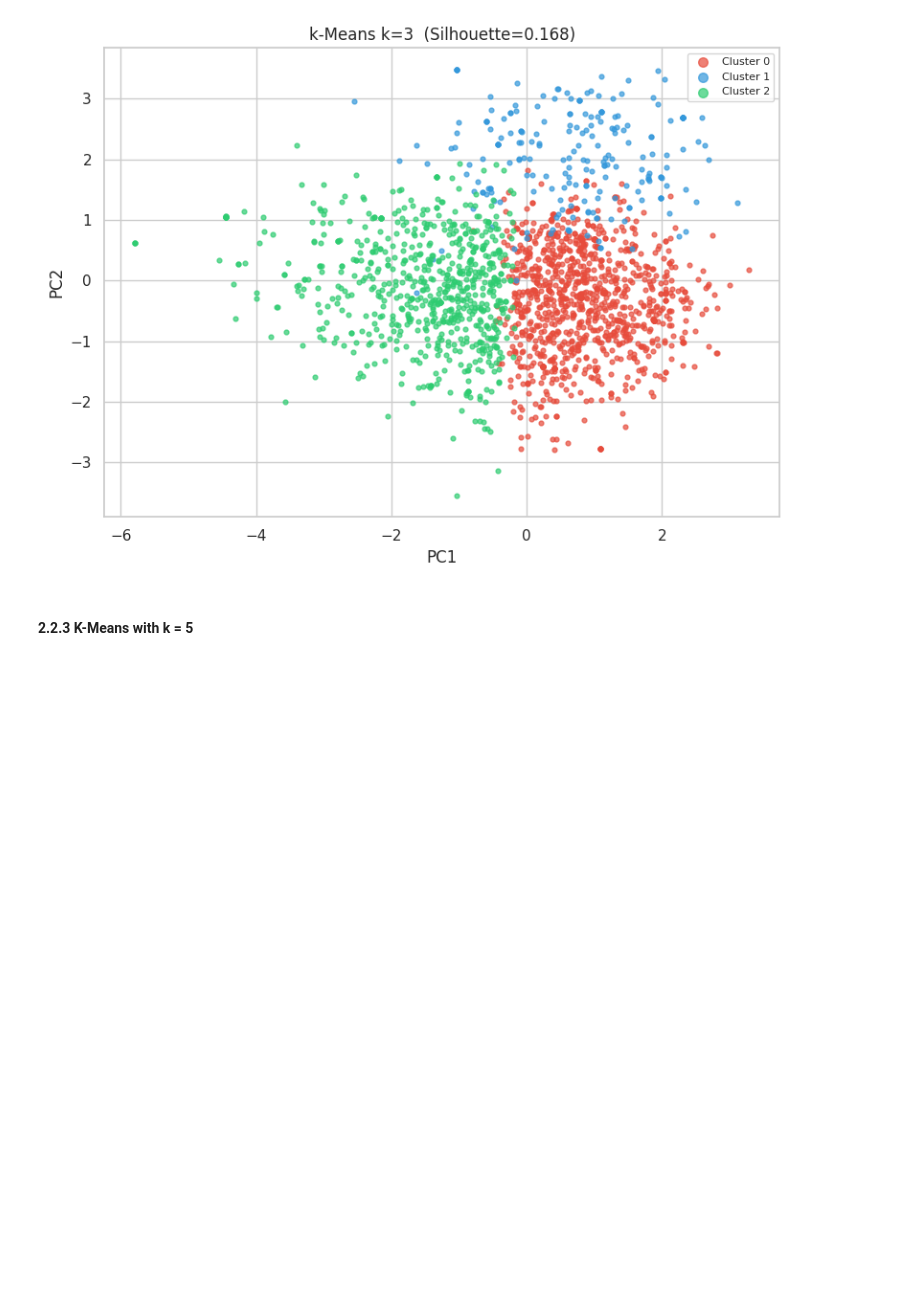
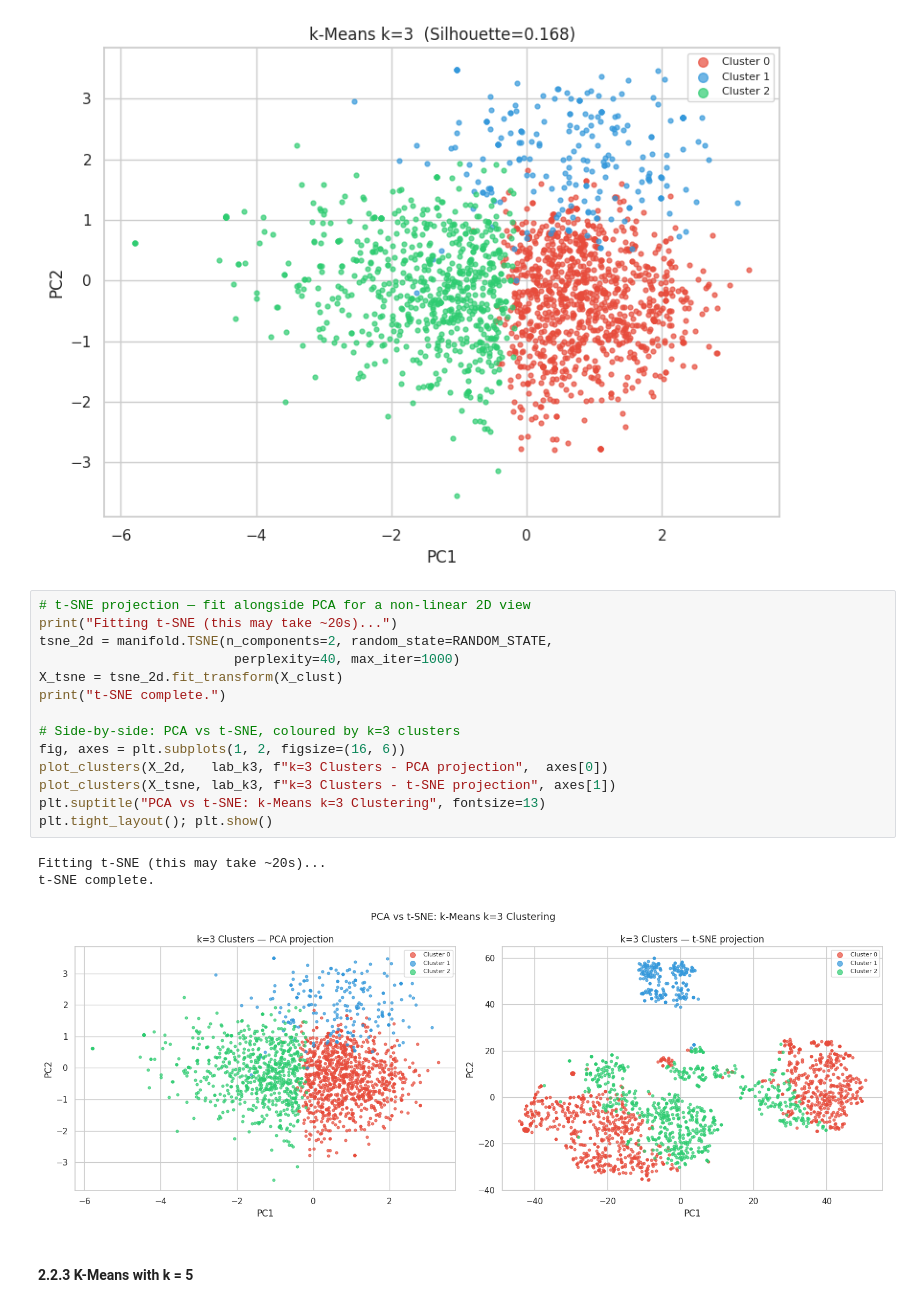
Before and after one commit to CallanMark/Data-Mining-Project, a Jupyter notebook: implementation.ipynb, the cells around one changed output. Drawn from its saved outputs; the diff is of its cells as text; blank space fills up the shorter version.

```diff
--- a/implementation.ipynb
+++ b/implementation.ipynb
@@ -623,6 +631,24 @@ PCA explained variance (2 components): 32.1%
 k=3  |  Silhouette: 0.1683  |  Davies-Bouldin: 2.0214
 Cluster sizes: {0: np.int64(1046), 1: np.int64(217), 2: np.int64(697)}
 [figure]
+# %%
+# t-SNE projection — fit alongside PCA for a non-linear 2D view
+print("Fitting t-SNE (this may take ~20s)...")
+tsne_2d = manifold.TSNE(n_components=2, random_state=RANDOM_STATE,
+                         perplexity=40, max_iter=1000)
+X_tsne = tsne_2d.fit_transform(X_clust)
+print("t-SNE complete.")
+
+# Side-by-side: PCA vs t-SNE, coloured by k=3 clusters
+fig, axes = plt.subplots(1, 2, figsize=(16, 6))
+plot_clusters(X_2d,   lab_k3, f"k=3 Clusters - PCA projection",  axes[0])
+plot_clusters(X_tsne, lab_k3, f"k=3 Clusters - t-SNE projection", axes[1])
+plt.suptitle("PCA vs t-SNE: k-Means k=3 Clustering", fontsize=13)
+plt.tight_layout(); plt.show()
+# %% [output]
+Fitting t-SNE (this may take ~20s)...
+t-SNE complete.
+[figure, added]
 # %% [markdown]
 #### 2.2.3 K-Means with k = 5
 # %%
```
Also changed, not shown: parts of 19 cells of this notebook.
